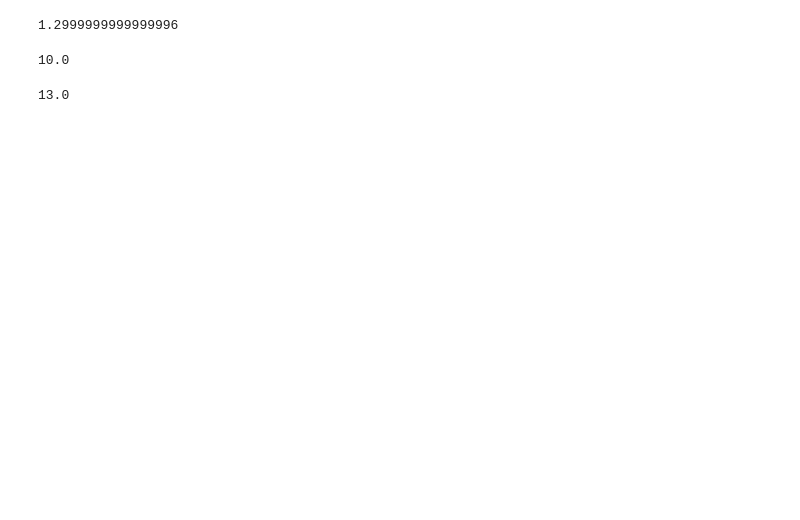
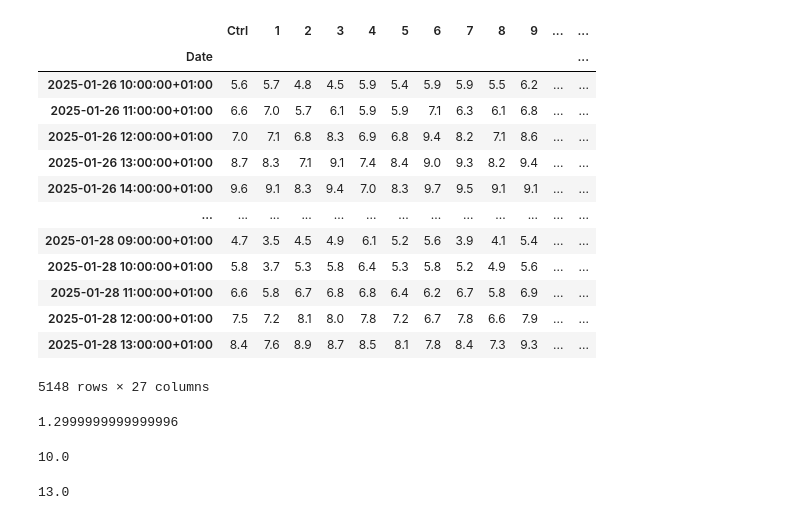
Before and after one commit to ivan5cg/Meteo, a Jupyter notebook: meteo dash.ipynb, the cells around one changed output. Cells and saved outputs as stored; diff of their text form; code cells hidden in the pictures; blank space fills up the shorter version.

```diff
--- a/meteo dash.ipynb
+++ b/meteo dash.ipynb
@@ -612,6 +656,23 @@ def get_precipitation_grid(lat_center, lon_center, valid_run, grid_size_km=3, nu
 valid_run = get_last_arome_run()
 lat_center, lon_center = 40.41, -3.658
 grid_data = get_precipitation_grid(lat_center, lon_center, valid_run, grid_size_km=30, num_points=10)
+# %%
+grid_data
+# %% [output]
+|  | Ctrl | 1 | 2 | 3 | 4 | 5 | 6 | 7 | 8 | 9 | ... | ... |
+| Date |  |  |  |  |  |  |  |  |  |  |  | ... |
+| 2025-01-26 10:00:00+01:00 | 5.6 | 5.7 | 4.8 | 4.5 | 5.9 | 5.4 | 5.9 | 5.9 | 5.5 | 6.2 | ... | ... |
+| 2025-01-26 11:00:00+01:00 | 6.6 | 7.0 | 5.7 | 6.1 | 5.9 | 5.9 | 7.1 | 6.3 | 6.1 | 6.8 | ... | ... |
+| 2025-01-26 12:00:00+01:00 | 7.0 | 7.1 | 6.8 | 8.3 | 6.9 | 6.8 | 9.4 | 8.2 | 7.1 | 8.6 | ... | ... |
+| 2025-01-26 13:00:00+01:00 | 8.7 | 8.3 | 7.1 | 9.1 | 7.4 | 8.4 | 9.0 | 9.3 | 8.2 | 9.4 | ... | ... |
+| 2025-01-26 14:00:00+01:00 | 9.6 | 9.1 | 8.3 | 9.4 | 7.0 | 8.3 | 9.7 | 9.5 | 9.1 | 9.1 | ... | ... |
+| ... | ... | ... | ... | ... | ... | ... | ... | ... | ... | ... | ... | ... |
+| 2025-01-28 09:00:00+01:00 | 4.7 | 3.5 | 4.5 | 4.9 | 6.1 | 5.2 | 5.6 | 3.9 | 4.1 | 5.4 | ... | ... |
+| 2025-01-28 10:00:00+01:00 | 5.8 | 3.7 | 5.3 | 5.8 | 6.4 | 5.3 | 5.8 | 5.2 | 4.9 | 5.6 | ... | ... |
+| 2025-01-28 11:00:00+01:00 | 6.6 | 5.8 | 6.7 | 6.8 | 6.8 | 6.4 | 6.2 | 6.7 | 5.8 | 6.9 | ... | ... |
+| 2025-01-28 12:00:00+01:00 | 7.5 | 7.2 | 8.1 | 8.0 | 7.8 | 7.2 | 6.7 | 7.8 | 6.6 | 7.9 | ... | ... |
+| 2025-01-28 13:00:00+01:00 | 8.4 | 7.6 | 8.9 | 8.7 | 8.5 | 8.1 | 7.8 | 8.4 | 7.3 | 9.3 | ... | ... |
+5148 rows × 27 columns
 # %%
 grid_size_km= 1.3*10
 
```
Also changed, not shown: parts of 15 cells of this notebook, 1 other file.
